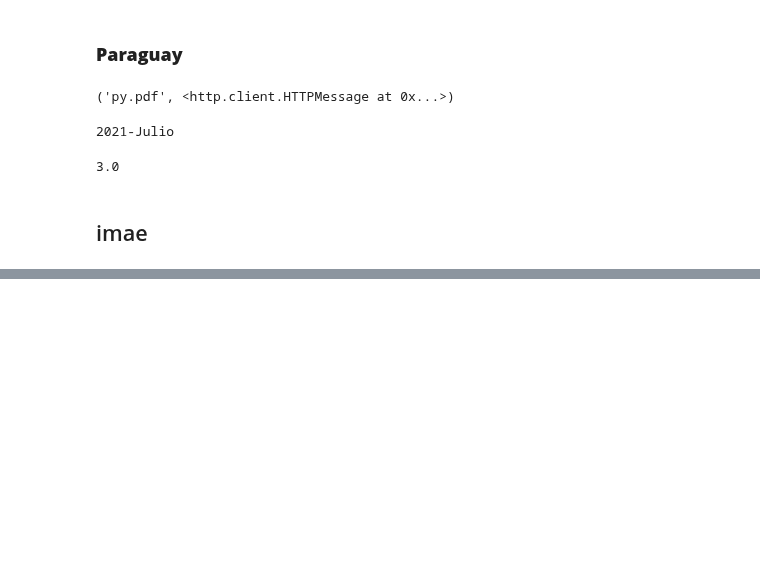
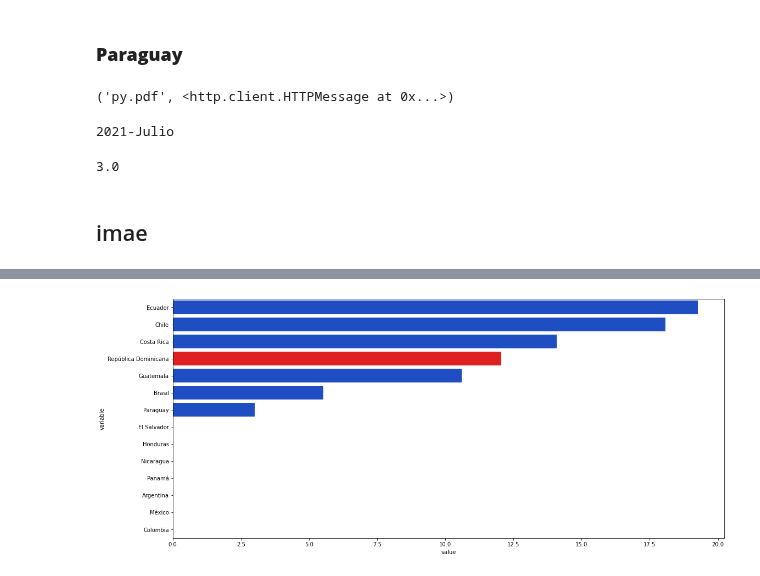
Before and after one commit to samyff12/LATAM, a Jupyter notebook: IMAE_LATAM.ipynb, the cells around one changed output, grey strips where cells are left out. Saved outputs shown, nothing was run; the diff lists cells and outputs as text; code cells hidden in the pictures; blank space fills up the shorter version.

```diff
--- a/IMAE_LATAM.ipynb
+++ b/IMAE_LATAM.ipynb
@@ -396,3 +422,6 @@ imaela
 | 2021-Mayo | 19.18 | 12.63 | 31.10 | 16.30 | 30.54 | 15.78 | 21.21 | 34.21 | ... |
 | 2021-Junio | 20.61 | 8.88 | 21.52 | 13.90 | 20.93 | 16.70 | 12.73 | 24.91 | ... |
 | 2021-Julio | 18.08 | 14.09 | NaN | 10.61 | NaN | NaN | 12.05 | NaN | ... |
+# %%
+imaela = imaela.reset_index()
+imaela
@@ -398,0 +440,7 @@ imaela
+# %%
+f, ax = plt.subplots(figsize=(18, 8))
+df = pd.melt(imaela.iloc[-1:,:],'index').sort_values('value',ascending=False)
+sns.barplot(data = df ,x='value',y='variable',
+                palette=["#0343DF" if y!='República Dominicana' else 'r' for y in df.variable]);
+# %% [output]
+[figure, added]
```
Also changed, not shown: parts of 9 cells of this notebook.
